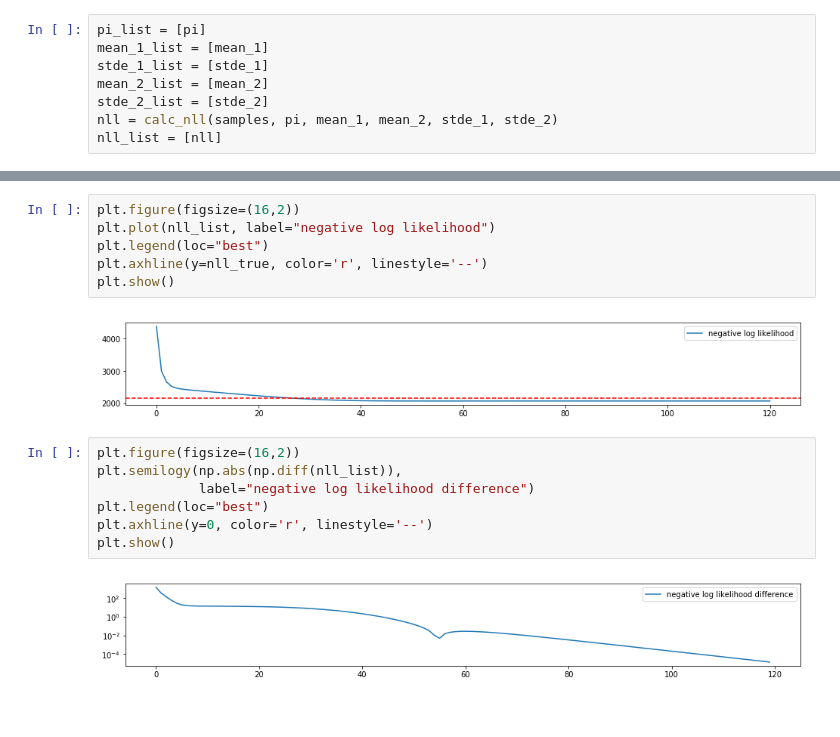
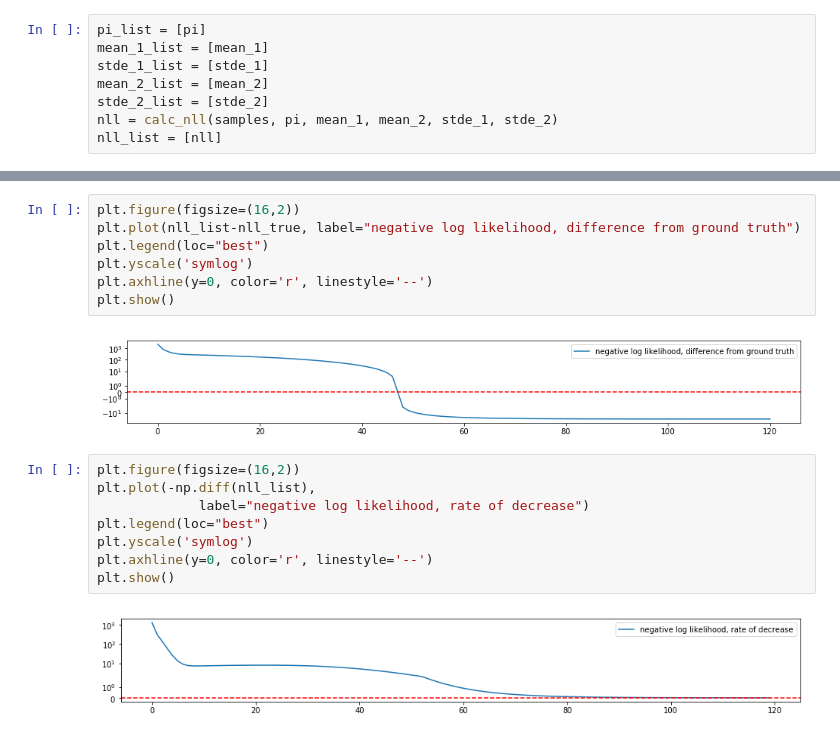
Before and after one commit to Hulalazz/PatternTheory, a Jupyter notebook: 08_Expectation_Maximisation_Model-bimodal.ipynb, the cells around one changed output, grey strips where cells are left out. Saved outputs shown, nothing was run; the diff lists cells and outputs as text.

```diff
--- a/08_Expectation_Maximisation_Model-bimodal.ipynb
+++ b/08_Expectation_Maximisation_Model-bimodal.ipynb
@@ -275,17 +390,19 @@ plt.show()
 # %%
 plt.figure(figsize=(16,2))
-plt.plot(nll_list, label="negative log likelihood")
+plt.plot(nll_list-nll_true, label="negative log likelihood, difference from ground truth")
 plt.legend(loc="best")
-plt.axhline(y=nll_true, color='r', linestyle='--')
+plt.yscale('symlog')
+plt.axhline(y=0, color='r', linestyle='--')
 plt.show()
 # %% [output]
-[figure, old version]
+[figure, new version]
 # %%
 plt.figure(figsize=(16,2))
-plt.semilogy(np.abs(np.diff(nll_list)),
-             label="negative log likelihood difference")
+plt.plot(-np.diff(nll_list),
+             label="negative log likelihood, rate of decrease")
 plt.legend(loc="best")
+plt.yscale('symlog')
 plt.axhline(y=0, color='r', linestyle='--')
 plt.show()
 # %% [output]
-[figure, old version]
+[figure, new version]
```
Also changed, not shown: parts of 21 cells of this notebook.
